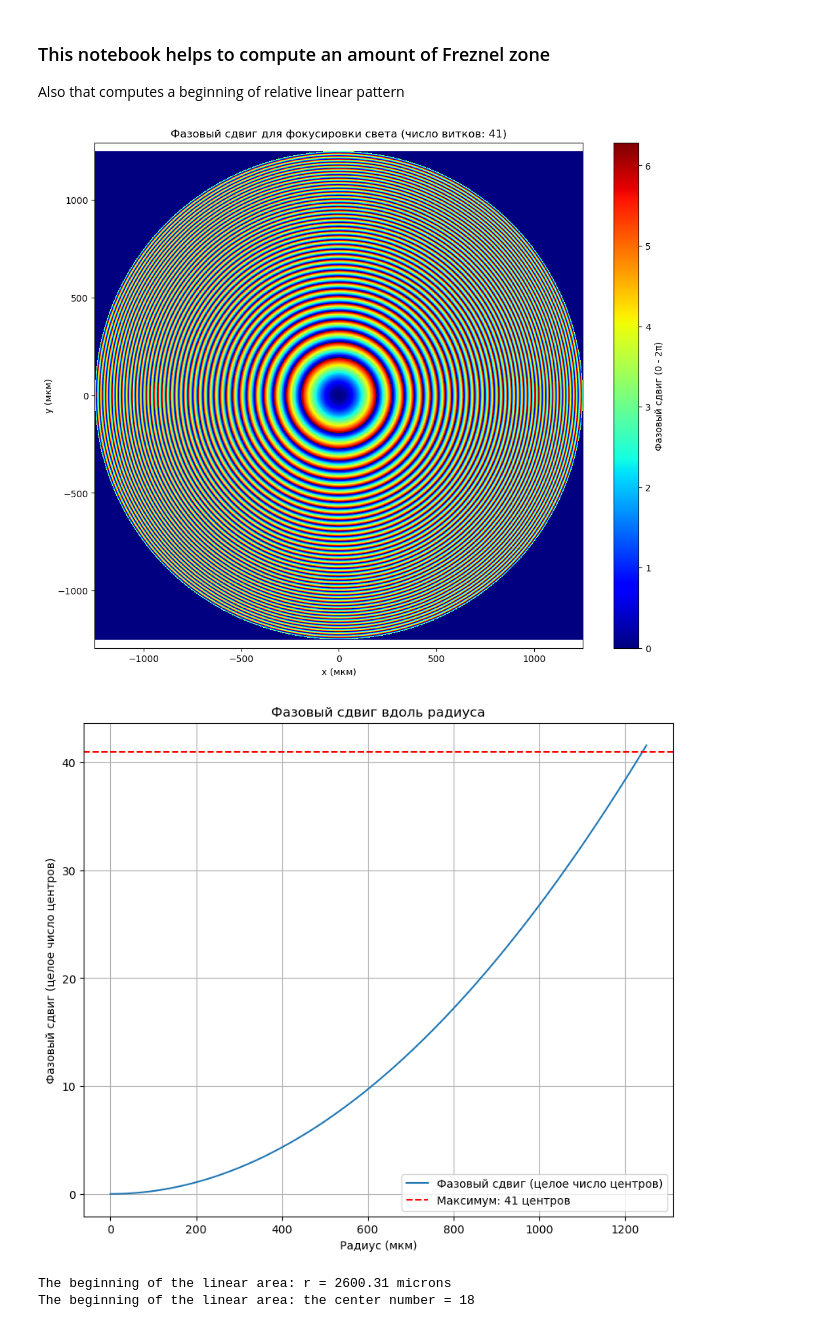
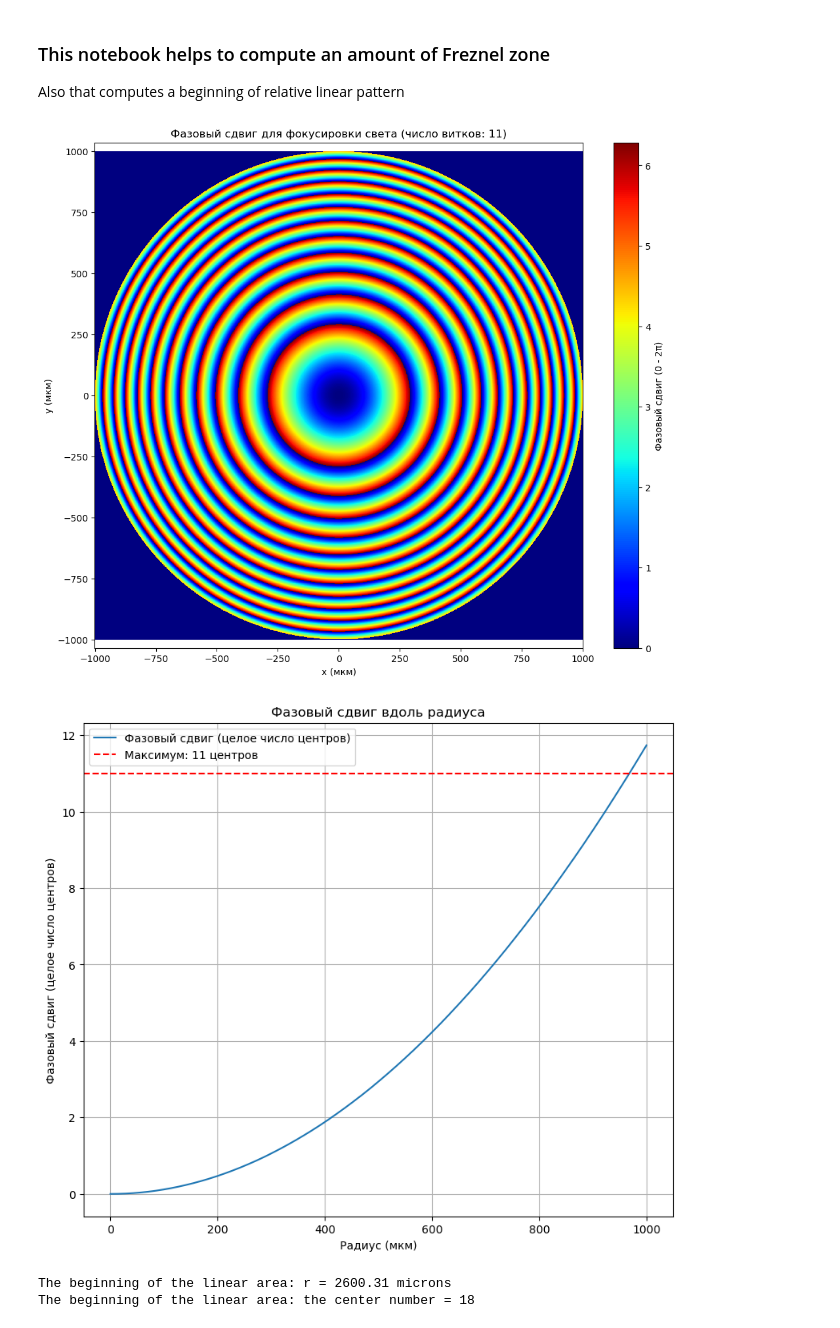
Before and after one commit to MasSciencer/meta-neural-sci, a Jupyter notebook: utilites/PHASE_calculation.ipynb, the cells around one changed output. Saved outputs shown, nothing was run; the diff lists cells and outputs as text; code cells hidden in the pictures.

```diff
--- a/utilites/PHASE_calculation.ipynb
+++ b/utilites/PHASE_calculation.ipynb
@@ -6,9 +6,9 @@ import numpy as np
 import matplotlib.pyplot as plt
 
 # Параметры задачи
-wavelength = 3.7e-6  # длина волны, м
-focal_length = 5 * 1e-3  # фокусное расстояние, м
-aperture_diameter = 2.5 * 1e-3  # диаметр апертуры, м
+wavelength = 4.25e-6  # длина волны, м
+focal_length = 10 * 1e-3  # фокусное расстояние, м
+aperture_diameter = 2 * 1e-3  # диаметр апертуры, м
 
 # Генерация координат на плоскости
 num_points = 1920  # количество точек для расчётов
@@ -30,35 +30,35 @@ phase_shift *= aperture_mask
 # Подсчёт числа полных фазовых сдвигов вдоль радиуса
 r_line = np.linspace(0, aperture_diameter / 2, num_points)
 phase_along_radius = (2 * np.pi / wavelength) * (np.sqrt(r_line**2 + focal_length**2) - focal_length)
 phase_cycles = np.floor(phase_along_radius / (2 * np.pi))
 max_phase_cycles = int(phase_cycles[-1])
 
 # Найдем максимальную производную dy/dx
 derivative_max = np.max
 
 # Построение графика фазового сдвига
 plt.figure(figsize=(12, 10))
 plt.pcolormesh(x * 1e6, y * 1e6, phase_shift, shading='auto', cmap='jet')
 plt.colorbar(label='Фазовый сдвиг (0 - 2π)')
 plt.title(f'Фазовый сдвиг для фокусировки света (число витков: {max_phase_cycles})')
 plt.xlabel('x (мкм)')
 plt.ylabel('y (мкм)')
 plt.axis('equal')
 plt.show()
 
 # Построение графика фазового сдвига вдоль радиуса
 plt.figure(figsize=(9.5, 8))
 plt.plot(r_line * 1e6, phase_along_radius / (2 * np.pi), label='Фазовый сдвиг (целое число центров)')
 plt.axhline(y=max_phase_cycles, color='r', linestyle='--', label=f'Максимум: {max_phase_cycles} центров')
 plt.title('Фазовый сдвиг вдоль радиуса')
 plt.xlabel('Радиус (мкм)')
 plt.ylabel('Фазовый сдвиг (целое число центров)')
 plt.legend()
 plt.grid()
 plt.show()
 # %% [output]
-[figure, old version]
+[figure, new version]
-[figure, old version]
+[figure, new version]
 # %%
 import numpy as np
 import matplotlib.pyplot as plt
```
Also changed, not shown: 21 other files.
